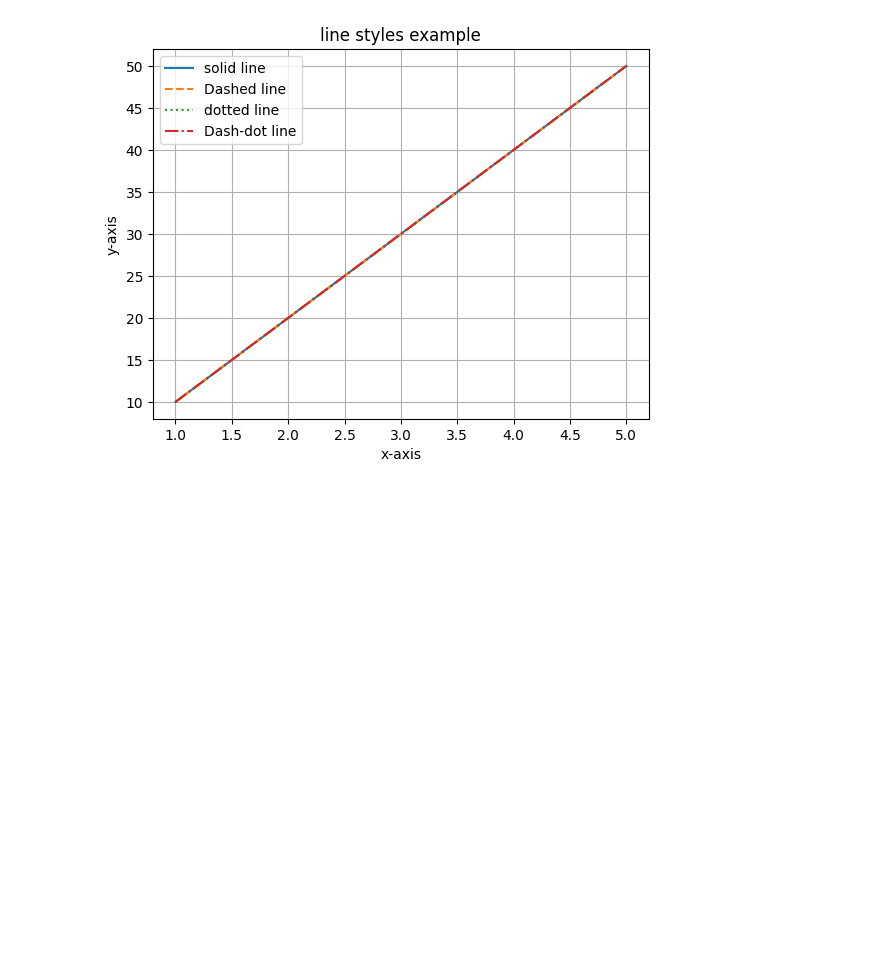
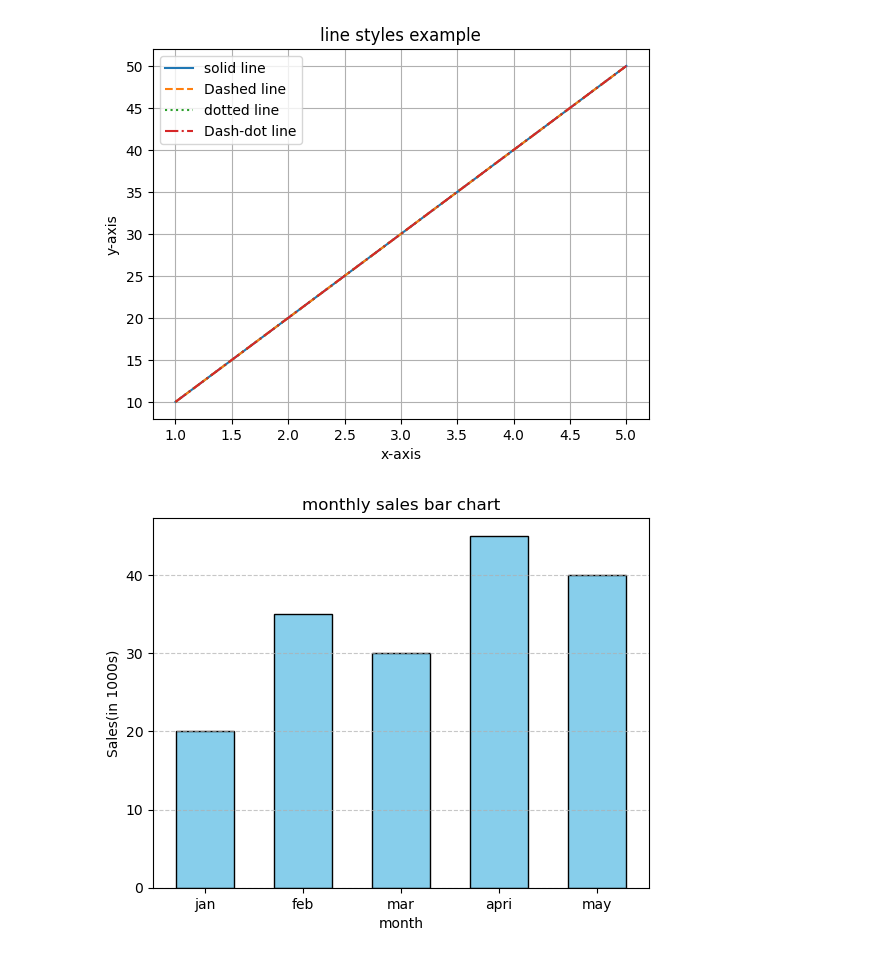
Before and after one commit to Tayu-bot/data-visualization, a Jupyter notebook: line graph.ipynb, the cells around one changed output. Drawn from its saved outputs; the diff is of its cells as text; code cells hidden in the pictures; blank space fills up the shorter version.

```diff
--- a/line graph.ipynb
+++ b/line graph.ipynb
@@ -71,0 +75,12 @@ plt.show()
+# %%
+categories = ['jan', 'feb', 'mar', 'apri', 'may']
+Sales = [20, 35, 30, 45, 40]
+plt.bar(categories, Sales, color = 'skyblue',
+       edgecolor = 'black', width = 0.6)
+plt.title('monthly sales bar chart')
+plt.xlabel('month')
+plt.ylabel('Sales(in 1000s)')
+plt.grid(axis = 'y', linestyle = '--', alpha = 0.7)
+plt.show()
+# %% [output]
+[figure, added]
```
Also changed, not shown: parts of 1 cell of this notebook, 2 other files.
